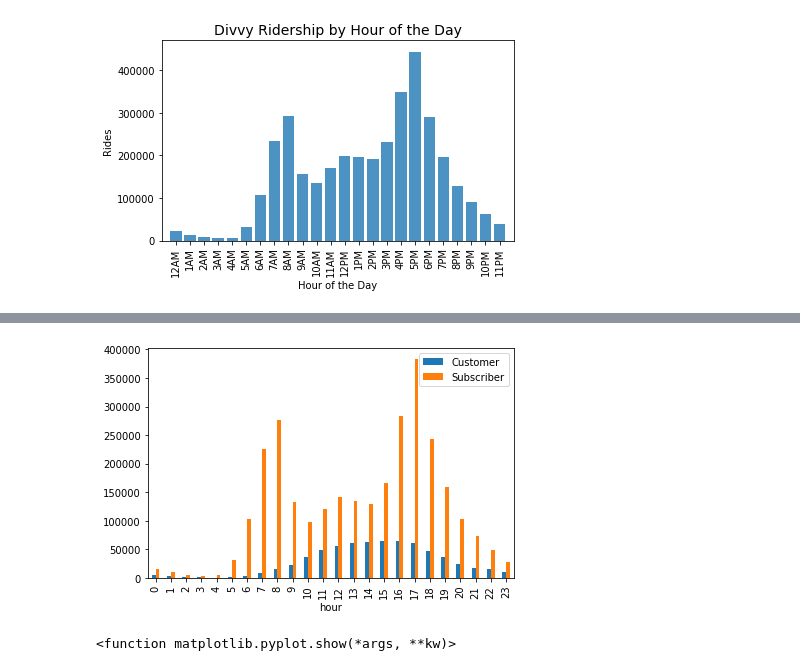
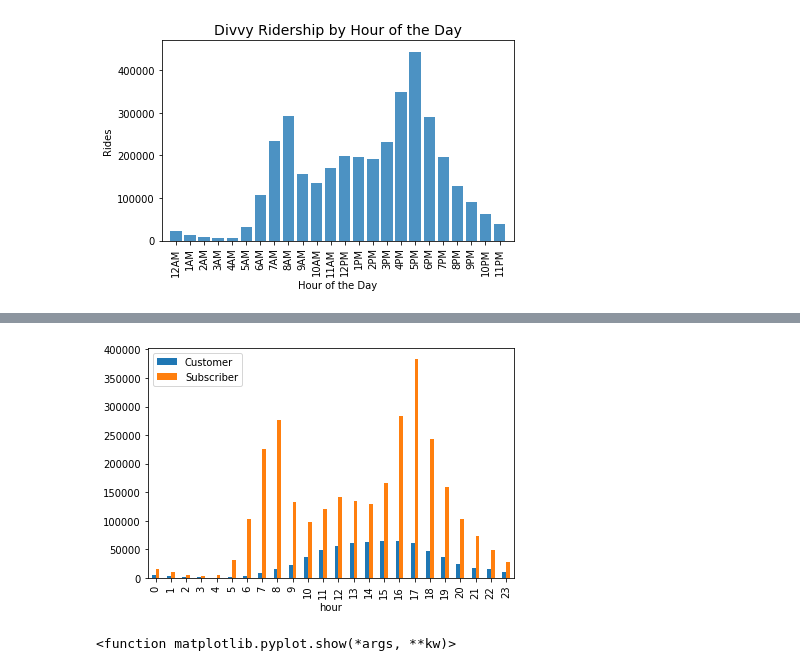
Before and after one commit to AlejandraRosa/Divvy_Project, a Jupyter notebook: Divvy_main.ipynb, the cells around one changed output, grey strips where cells are left out. Saved outputs shown, nothing was run; the diff lists cells and outputs as text; code cells hidden in the pictures.

```diff
--- a/Divvy_main.ipynb
+++ b/Divvy_main.ipynb
@@ -173,4 +156,4 @@ divvy_ride.head()
 # %%
-divvy_to_pivot = pd.DataFrame(divvy_ride.groupby(["hour","usertype"])["trip_id"].count().reset_index())
+divvy_to_pivot = pd.DataFrame(divvy_ride.groupby(["usertype","hour"])["trip_id"].count().reset_index())
 divvy_to_pivot.head()
 # %% [output]
@@ -309,11 +301,11 @@ divvy_pivot.head()
 # %%
 divvy_pivot.plot(kind='bar')
-plt.legend(loc='best')
+plt.legend(loc='upper left')
 plt.tight_layout()
 
 plt.show()
 # %% [output]
-[figure, old version]
+[figure, new version]
 # %%
 #Bar graph visualization by day of week
 fig, ax1 = plt.subplots()
```
Also changed, not shown: parts of 12 cells of this notebook.
